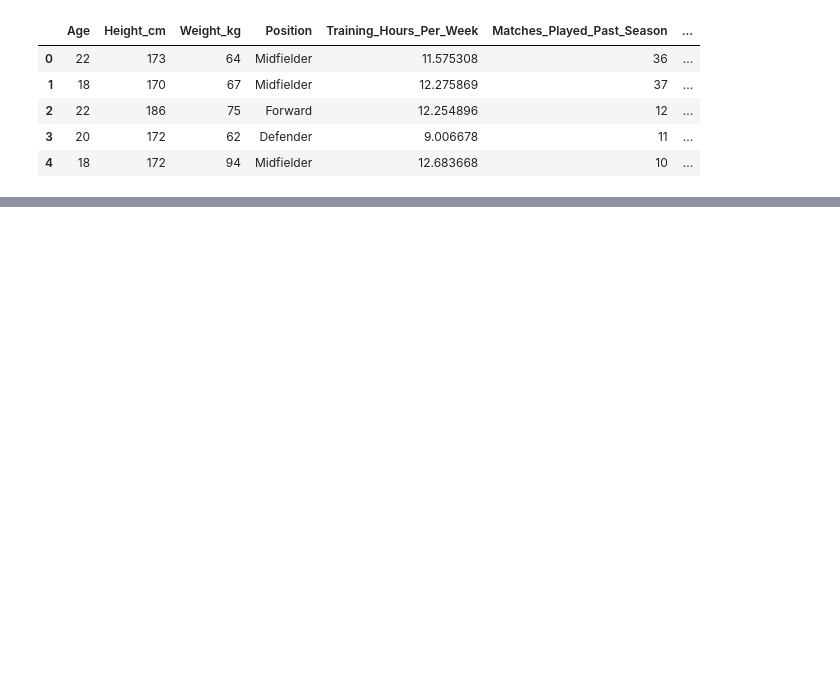
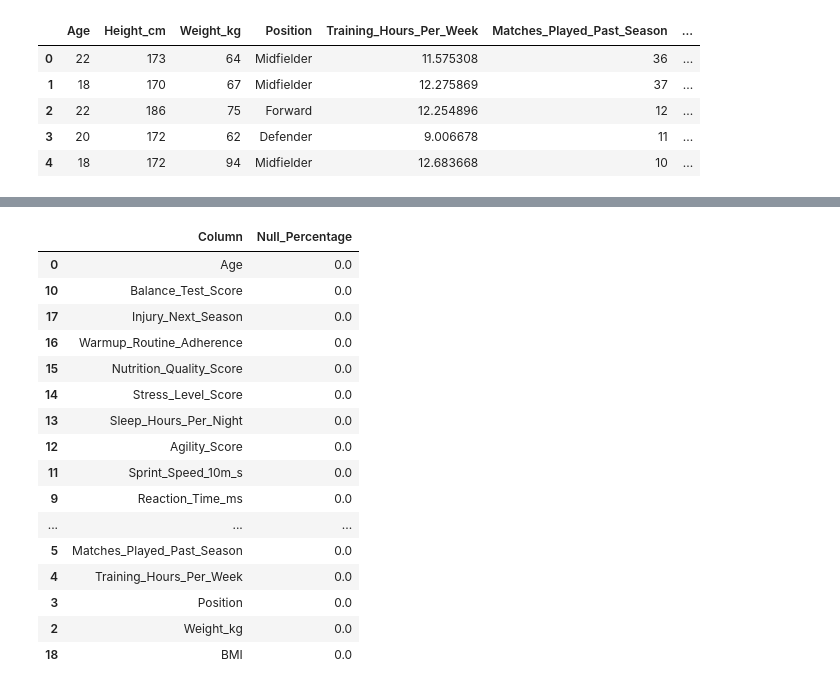
Before and after one commit to samegi/Proyecto4-IA, a Jupyter notebook: EDA/EDA_.ipynb, the cells around one changed output, grey strips where cells are left out. Cells and saved outputs as stored; diff of their text form; code cells hidden in the pictures; blank space fills up the shorter version.

```diff
--- a/EDA/EDA_.ipynb
+++ b/EDA/EDA_.ipynb
@@ -63,0 +65,40 @@ memory usage: 118.9+ KB
+# %%
+def null_percentage(df):
+    """
+    Calcula el porcentaje de valores nulos (NaN) por columna en un DataFrame.
+
+    Parámetros:
+        df (pd.DataFrame): DataFrame de pandas a analizar.
+
+    Retorna:
+        pd.DataFrame: Un DataFrame con dos columnas:
+            - 'Column': nombre de la columna
+            - 'Null_Percentage': porcentaje de valores nulos (0 a 100)
+    """
+    null_percent = df.isnull().mean() * 100  # porcentaje de NaN por columna
+    result = null_percent.reset_index()      # reinicia el índice
+    result.columns = ['Column', 'Null_Percentage']  # renombra columnas
+    result = result.sort_values(by='Null_Percentage', ascending=False)  # ordena de mayor a menor
+
+    return result
+
+# 🔹 Ejemplo de uso:
+null_percentage(df)
+# %% [output]
+|  | Column | Null_Percentage |
+| 0 | Age | 0.0 |
+| 10 | Balance_Test_Score | 0.0 |
+| 17 | Injury_Next_Season | 0.0 |
+| 16 | Warmup_Routine_Adherence | 0.0 |
+| 15 | Nutrition_Quality_Score | 0.0 |
+| 14 | Stress_Level_Score | 0.0 |
+| 13 | Sleep_Hours_Per_Night | 0.0 |
+| 12 | Agility_Score | 0.0 |
+| 11 | Sprint_Speed_10m_s | 0.0 |
+| 9 | Reaction_Time_ms | 0.0 |
+| ... | ... | ... |
+| 5 | Matches_Played_Past_Season | 0.0 |
+| 4 | Training_Hours_Per_Week | 0.0 |
+| 3 | Position | 0.0 |
+| 2 | Weight_kg | 0.0 |
+| 18 | BMI | 0.0 |
```
Also changed, not shown: parts of 7 cells of this notebook, 1 other file.
